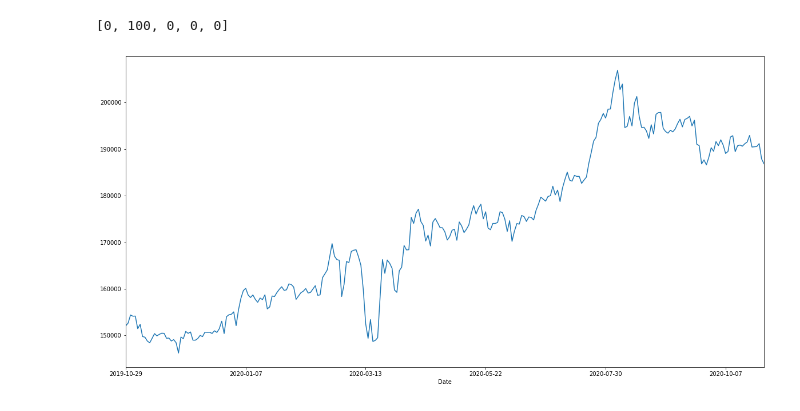
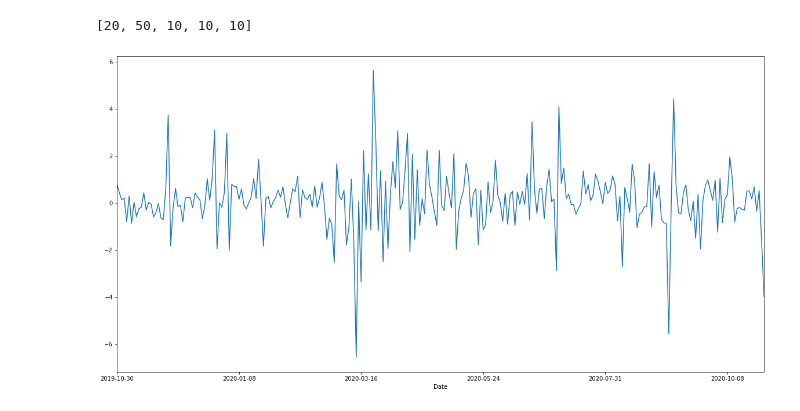
Before and after one commit to Milticket414/Dream-Team, a Jupyter notebook: notebooks/dashboard.ipynb, the cells around one changed output. Saved outputs shown, nothing was run; the diff lists cells and outputs as text; code cells hidden in the pictures.

```diff
--- a/notebooks/dashboard.ipynb
+++ b/notebooks/dashboard.ipynb
@@ -11,6 +11,8 @@ import ipywidgets as widgets
 filepath = ("../data/csv_files/Clean_CSV_Project.csv")
 df = pd.read_csv(filepath)
 df = df.set_index("Date")
+
+df1 = df.pct_change().dropna()
 # %%
 wGLD = widgets.IntSlider(description="Gold")
 
@@ -33,23 +35,23 @@ display(wGLD, wSNP, wVNQ, wBTC, wFNG)
 # %%
 GLD = wGLD.value
 SNP = wSNP.value
 VNQ = wVNQ.value
 BTC = wBTC.value
 FNG= wFNG.value
 
 if GLD + SNP + VNQ + BTC + FNG == 100:
     portfolio_weights = [GLD, SNP, VNQ, BTC, FNG]
 
-    portfolio_return = df.dot(portfolio_weights)
+    portfolio_return = df1.dot(portfolio_weights)
 
     portfolio_return.plot(figsize = (20, 10))
     #portfolio_return.hvplot.line()
 
 
 else:
     print("Adjust your inputs. Total weight must equal 1")
 
 portfolio_weights
 # %% [output]
-[0, 100, 0, 0, 0]
+[20, 50, 10, 10, 10]
-[figure, old version]
+[figure, new version]
```
Also changed, not shown: 1 other file.
